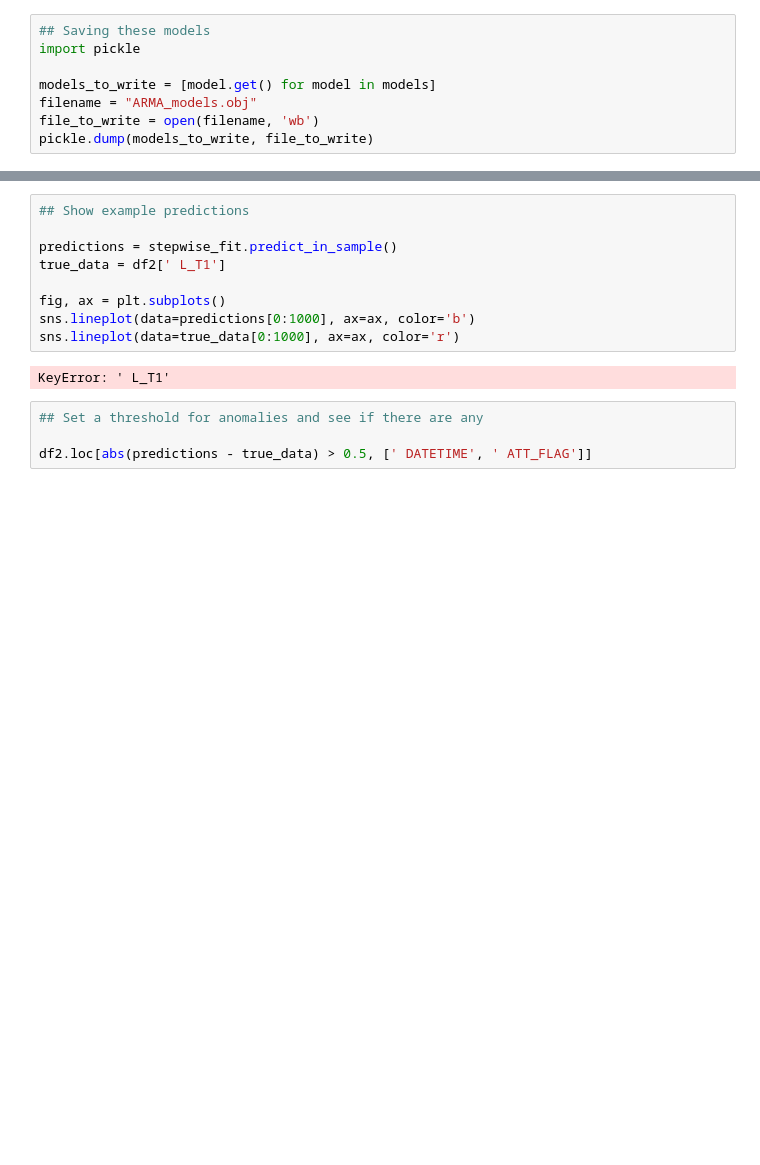
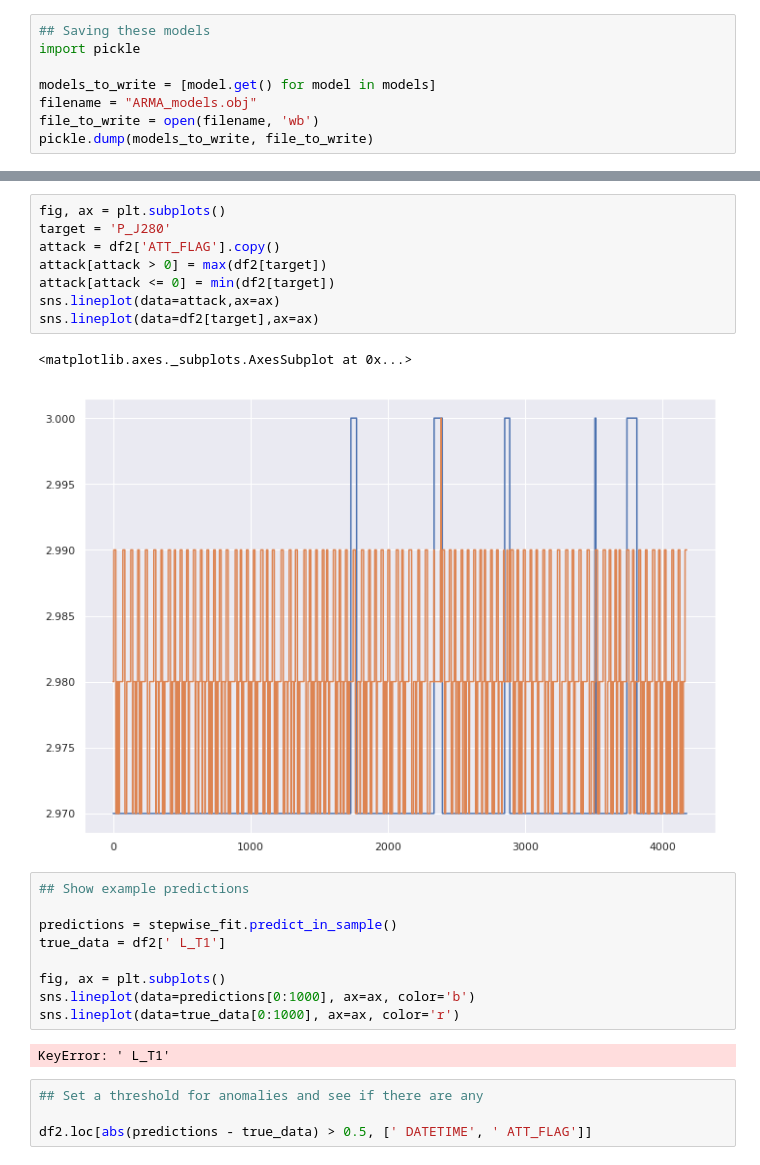
Before and after one commit to sebastiaansch/CDALab2, a Jupyter notebook: Assignment/ARMA task.ipynb, the cells around one changed output, grey strips where cells are left out. Cells and saved outputs as stored; diff of their text form; blank space fills up the shorter version.

```diff
--- a/Assignment/ARMA task.ipynb
+++ b/Assignment/ARMA task.ipynb
@@ -83,3 +124,14 @@ pickle.load(file_to_read)
+# %%
+fig, ax = plt.subplots()
+target = 'P_J280'
+attack = df2['ATT_FLAG'].copy()
+attack[attack > 0] = max(df2[target])
+attack[attack <= 0] = min(df2[target])
+sns.lineplot(data=attack,ax=ax)
+sns.lineplot(data=df2[target],ax=ax)
+# %% [output]
+<matplotlib.axes._subplots.AxesSubplot at 0x...>
+[figure, added]
 # %%
 ## Show example predictions
 
```
Also changed, not shown: parts of 3 cells of this notebook, 3 other files.
